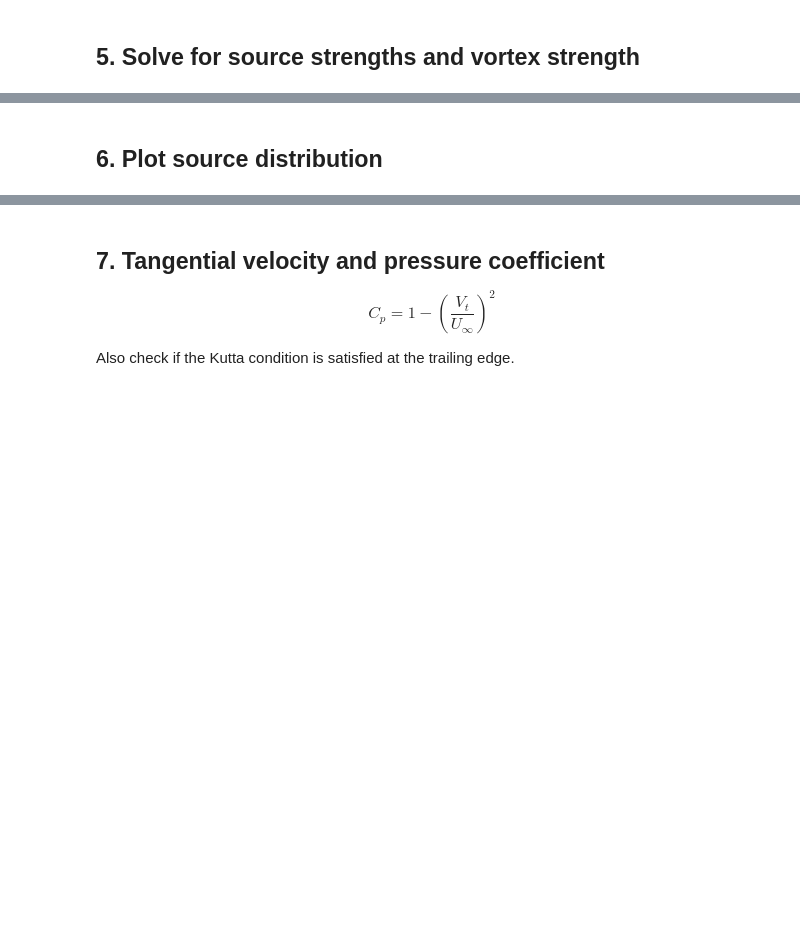
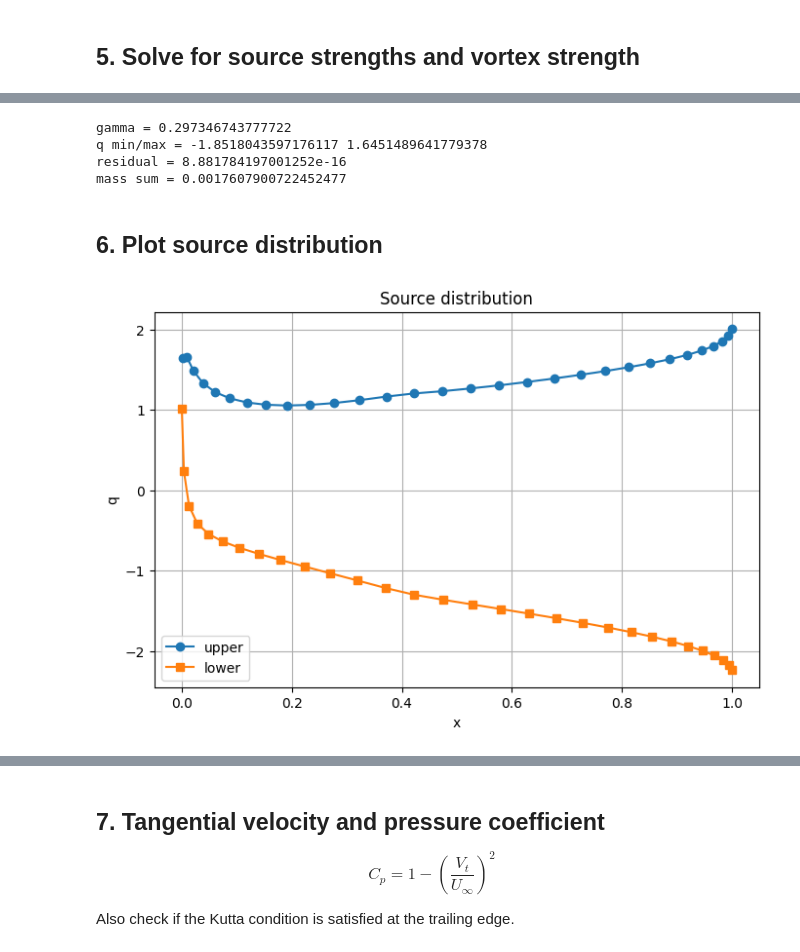
Before and after one commit to NiciiA/aerodyn, a Jupyter notebook: aerodynamics_homework_python_template.ipynb, the cells around one changed output, grey strips where cells are left out. Cells and saved outputs as stored; diff of their text form; code cells hidden in the pictures; blank space fills up the shorter version.

```diff
--- a/aerodynamics_homework_python_template.ipynb
+++ b/aerodynamics_homework_python_template.ipynb
@@ -227,11 +343,51 @@ def build_system(x_nodes, y_nodes, x_mid, y_mid, ds, sin_theta, cos_theta, alpha
+# %%
+# MASON
+x_nodes_mason, y_nodes_mason = naca4_nodes(N, epsilon, p, tau, method="mason")
+x_mid_mason, y_mid_mason, ds_mason, sin_mason, cos_mason, _ = panel_geometry(
+    x_nodes_mason, y_nodes_mason
+)
+
+theta_mason = np.arctan2(sin_mason, cos_mason)
+
+A_mason, b_mason, An_mason, At_mason, Bn_mason, Bt_mason = build_matrix(
+    x_nodes_mason,
+    y_nodes_mason,
+    x_mid_mason,
+    y_mid_mason,
+    ds_mason,
+    theta_mason,
+    alpha
+)
+
+sol_mason = np.linalg.solve(A_mason, b_mason)
+
+q_mason = sol_mason[:-1]
+gamma_mason = sol_mason[-1]
+
+print("gamma =", gamma_mason)
+print("q min/max =", q_mason.min(), q_mason.max())
+print("residual =", np.max(np.abs(A_mason @ sol_mason - b_mason)))
+print("mass sum =", np.sum(q_mason * ds_mason))
+# %% [output]
+gamma = 0.297346743777722
+q min/max = -1.8518043597176117 1.6451489641779378
+residual = 8.881784197001252e-16
+mass sum = 0.0017607900722452477
 # %% [markdown]
 ## 6. Plot source distribution
 # %%
-# TODO: uncomment after solving.
+half = len(q_moran) // 2
 
-# plt.figure()
-# plt.plot(x_mid, q, "o-")
-# plt.xlabel("x")
-# plt.ylabel("q")
-# plt.title("Source distribution")
-# plt.show()
+plt.figure(figsize=(8, 5))
+
+plt.plot(x_mid_moran[:half], q_moran[:half], "o-", label="upper")
+plt.plot(x_mid_moran[half:], q_moran[half:], "s-", label="lower")
+
+plt.xlabel("x")
+plt.ylabel("q")
+plt.title("Source distribution")
+plt.legend()
+plt.grid(True)
+plt.show()
+# %% [output]
+[figure, added]
```
Also changed, not shown: parts of 18 cells of this notebook.
